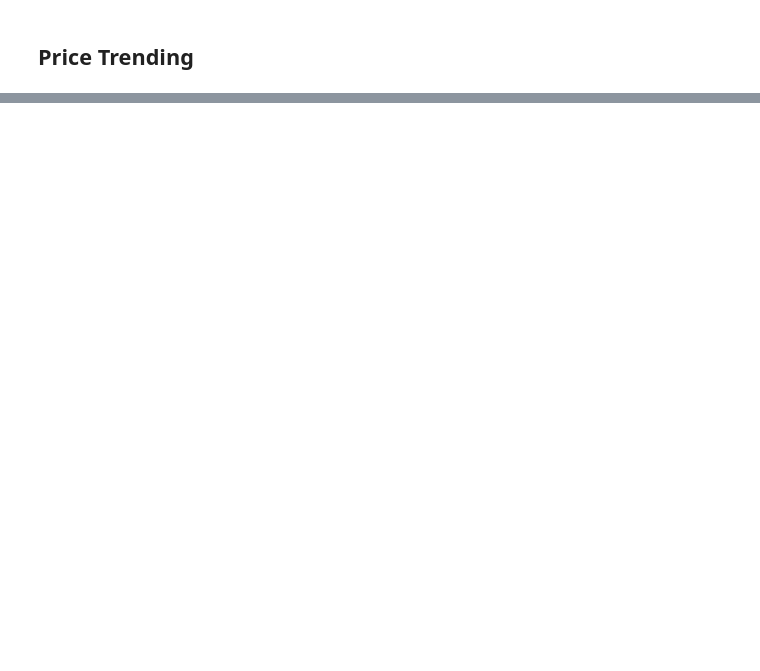
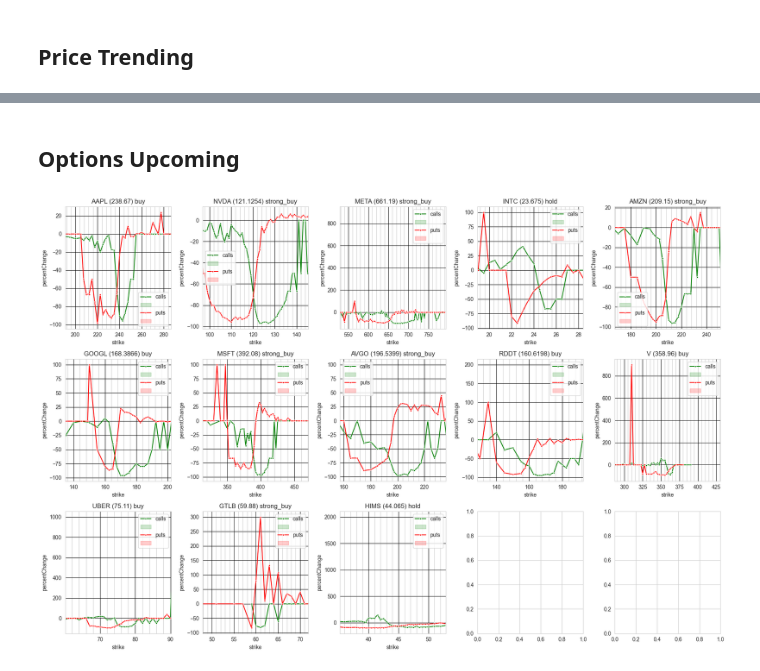
Before and after one commit to jmarul1/ReinforcementLearning, a Jupyter notebook: examples/next.ipynb, the cells around one changed output, grey strips where cells are left out. Drawn from its saved outputs; the diff is of its cells as text; code cells hidden in the pictures; blank space fills up the shorter version.

```diff
--- a/examples/next.ipynb
+++ b/examples/next.ipynb
@@ -75,0 +81,21 @@ tight_layout()
+# %% [markdown]
+## Options Upcoming
+# %%
+date = datetime(2025,2,28).date()
+fig, ax = subplots(nrows=3,ncols=5,figsize=(18,12)); ax = ax.reshape(-1)
+to_plot = OptionsEnum.PERCENTCHANGE
+for idx, stock in enumerate(stocksObj):
+    calls = stock.options.calls.dropna(); puts = stock.options.puts.dropna()
+    calls = calls[(calls[OptionsEnum.EXPIRATION.value] == date)]# & (calls[to_plot] > 0)]
+    puts = puts[(puts[OptionsEnum.EXPIRATION.value] == date)] #& (puts[to_plot] > 0)]
+    sns.lineplot(calls,x=OptionsEnum.STRIKE,y=to_plot,marker=".",ax=ax[idx], color="green")
+    sns.lineplot(puts,x=OptionsEnum.STRIKE,y=to_plot,marker=".",ax=ax[idx], color="red")
+    for _ax in [ax[idx]]:
+        price = stock.info["currentPrice"]
+        _ax.set(title=f"{stock.symbol} ({price}) {stock.info['recommendationKey']}",ylabel=f"{to_plot}", xlabel="strike", xlim=[0.8*price, 1.2*price])
+        _ax.grid(color="black")
+        _ax.xaxis.set_minor_locator(AutoMinorLocator(5)); _ax.xaxis.set_tick_params(which='minor',gridOn=True);
+        _ax.legend(["calls",None, "puts", None])
+tight_layout()
+# %% [output]
+[figure, added]
```
Also changed, not shown: parts of 19 cells of this notebook, 1 other file.
